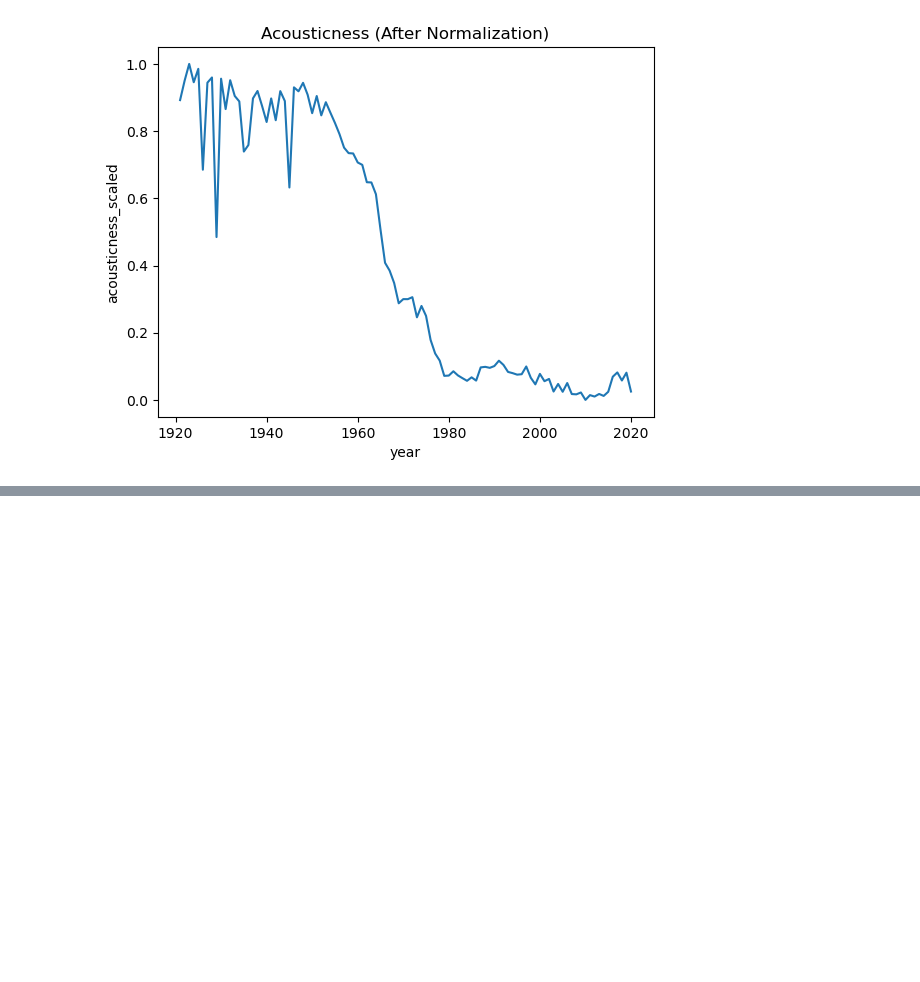
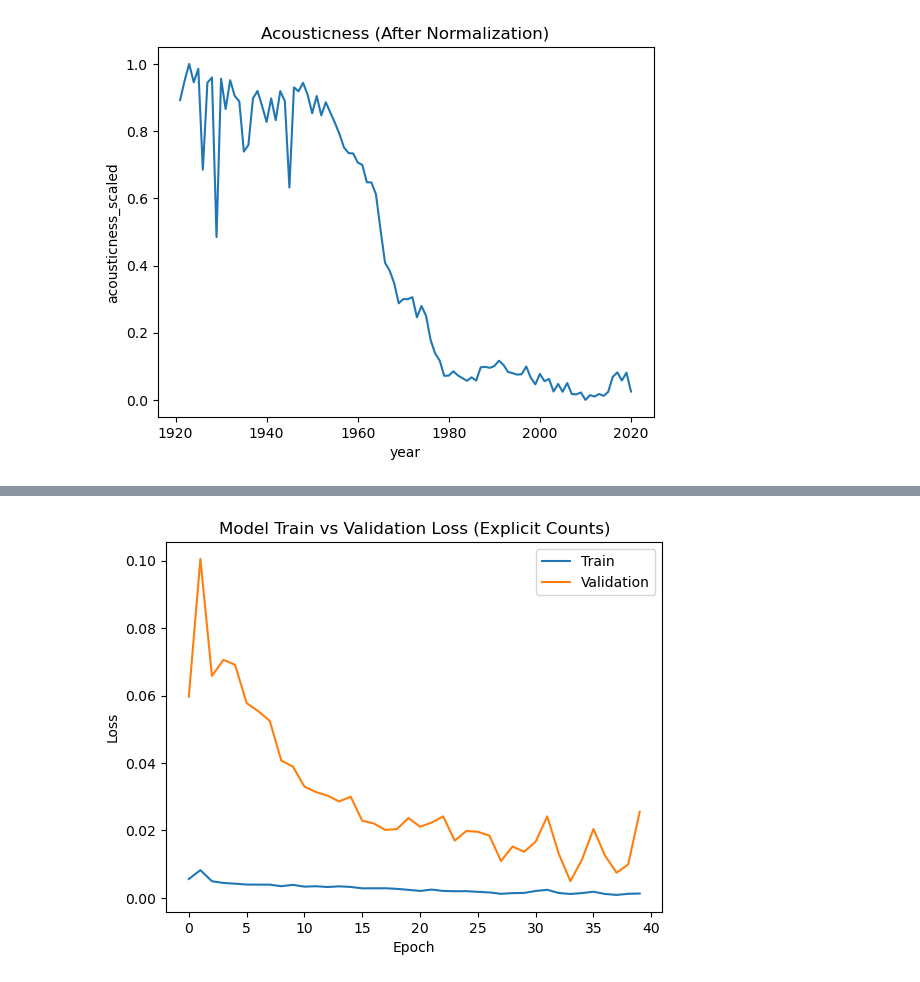
Before and after one commit to moraditya/spotify-time-series, a Jupyter notebook: models/spotify-LSTM.ipynb, the cells around one changed output, grey strips where cells are left out. Saved outputs shown, nothing was run; the diff lists cells and outputs as text; code cells hidden in the pictures; blank space fills up the shorter version.

```diff
--- a/models/spotify-LSTM.ipynb
+++ b/models/spotify-LSTM.ipynb
@@ -309,0 +358,34 @@ plt.show()
+# %%
+# use the scaled explicit counts for LSTM
+X, y = explicit_count_scaled_df, explicit_count_scaled_df['explicit_scaled']
+
+split_index = int(len(X) * 0.8)
+train, test = X[:split_index], X[split_index:]
+y_train_full, y_test_full = y[:split_index], y[split_index:]
+
+# train and test sequence creation
+X_train, y_train = create_sequences(train, y_train_full, time_steps=TIME_STEPS)
+X_test, y_test = create_sequences(test, y_test_full, time_steps=TIME_STEPS)
+
+model = Sequential()
+
+# add LSTM layers
+model.add(LSTM(units=64, return_sequences=True, input_shape=(X_train.shape[1], X_train.shape[2])))
+model.add(LSTM(units=30, return_sequences=False))
+
+# add Dropout to prevent overfitting
+model.add(Dropout(0.25))
+
+# add Dense layer with linear activation for regression output (since we're predicting counts)
+model.add(Dense(units=1, activation='linear'))
+
+# compile
+model.compile(loss='mean_squared_error', optimizer=Adam(learning_rate=0.01), metrics=['accuracy'])
+
+history = model.fit(
+    X_train, y_train,
+    epochs=40,
+    batch_size=10,
+    validation_split=0.1,
+    shuffle=False
+)
@@ -309,0 +410,11 @@ plt.show()
+# %%
+# plot training and validation loss
+plt.plot(history.history['loss'])
+plt.plot(history.history['val_loss'])
+plt.title('Model Train vs Validation Loss (Explicit Counts)')
+plt.ylabel('Loss')
+plt.xlabel('Epoch')
+plt.legend(['Train', 'Validation'], loc='upper right')
+plt.show()
+# %% [output]
+[figure, added]
```
Also changed, not shown: parts of 17 cells of this notebook.
